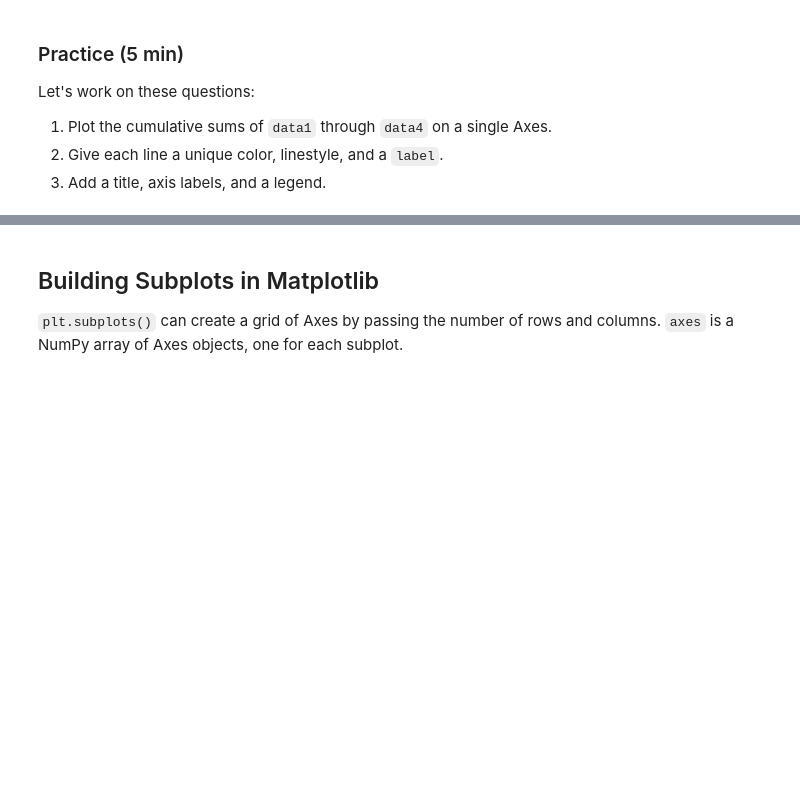
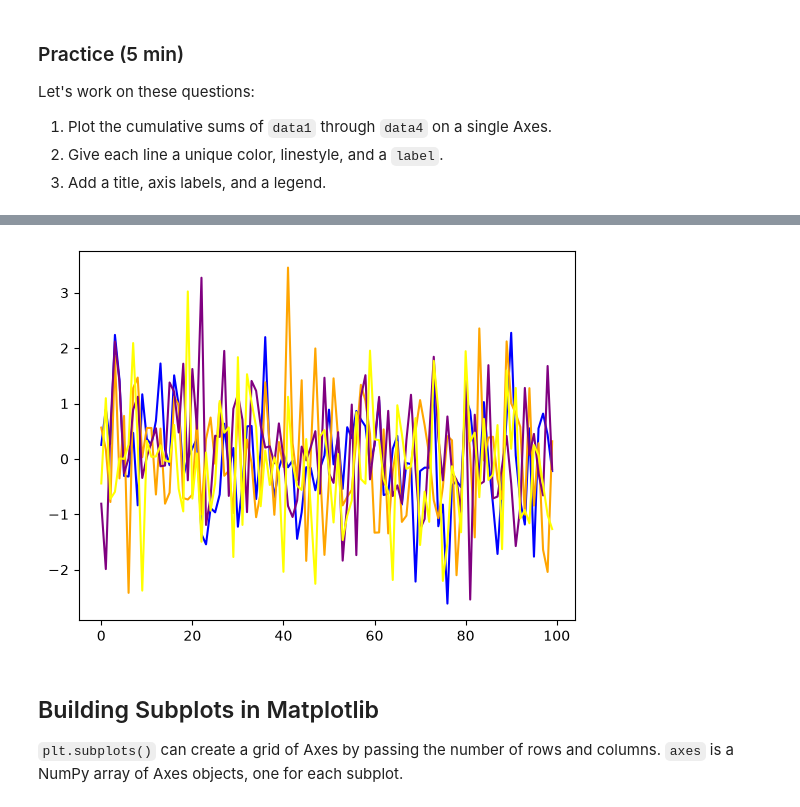
Before and after one commit to dorin-artzi/gsk-intro-scientific-python-course, a Jupyter notebook: notebooks/module_04.ipynb, the cells around one changed output, grey strips where cells are left out. Drawn from its saved outputs; the diff is of its cells as text; code cells hidden in the pictures; blank space fills up the shorter version.

```diff
--- a/notebooks/module_04.ipynb
+++ b/notebooks/module_04.ipynb
@@ -113,5 +148,19 @@ Let's work on these questions:
 # %%
 # 3.
+import numpy as np
+rnp = np.random.default_rng(seed = 42)
+data = rng.normal(size=(4,100))
+data.cumsum(axis = 1)
+data1, data2, data3, data4 = data
+
+fig, ax = plt.subplots()
+colors = ['blue', 'orange' , 'purple', 'yellow']
+rnd_data = [data1, data2, data3, data4]
+
+for color, element in zip(colors, rnd_data):
+    ax.plot(element, color = color)
+# %% [output]
+[figure, added]
 # %% [markdown]
 ## Building Subplots in Matplotlib
 
```
Also changed, not shown: parts of 2 cells of this notebook, 2 other files.
